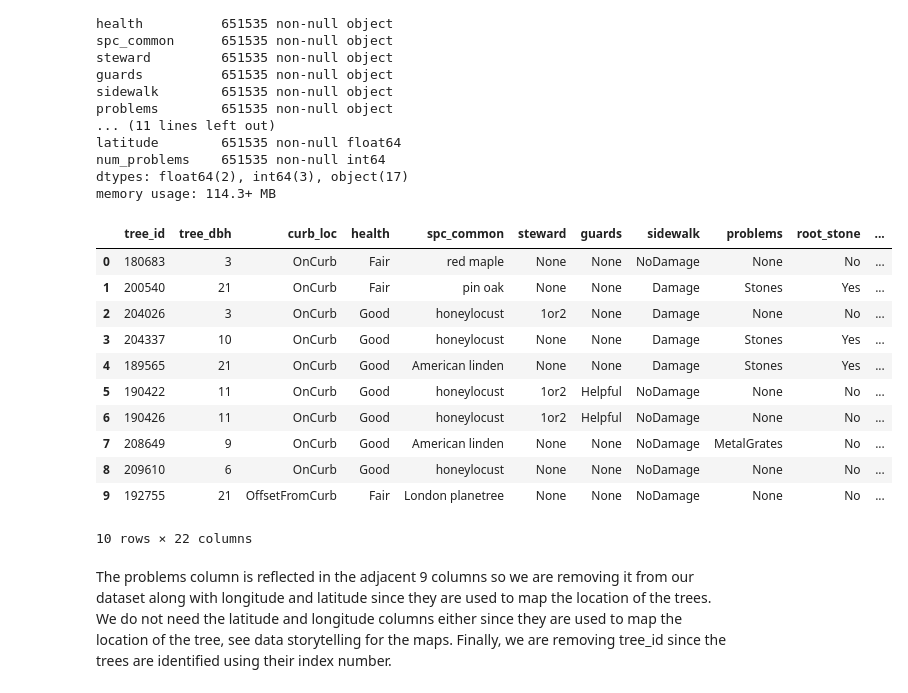
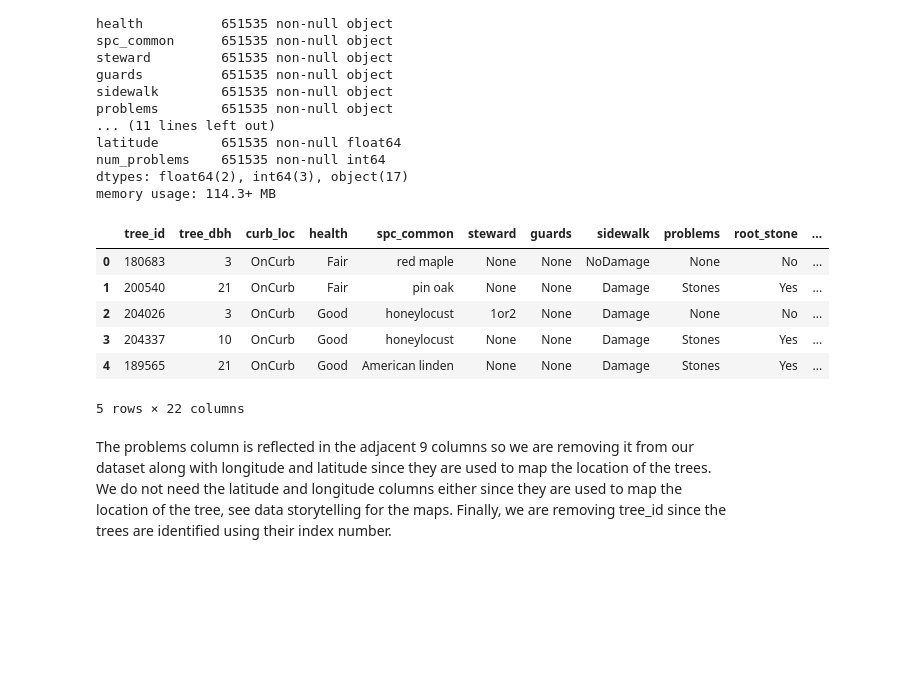
Before and after one commit to annasophiat/tree-health-census, a Jupyter notebook: tree_census_statistical_analysis.ipynb, the cells around one changed output. Drawn from its saved outputs; the diff is of its cells as text; code cells hidden in the pictures; blank space fills up the shorter version.

```diff
--- a/tree_census_statistical_analysis.ipynb
+++ b/tree_census_statistical_analysis.ipynb
@@ -42,22 +45,17 @@ num_problems    651535 non-null int64
 dtypes: float64(2), int64(3), object(17)
 memory usage: 114.3+ MB
 # %%
-# looking at several rows
+# looking at sample data
 
-tree.head(10)
+tree.head()
 # %% [output]
 |  | tree_id | tree_dbh | curb_loc | health | spc_common | steward | guards | sidewalk | problems | root_stone | ... |
 | 0 | 180683 | 3 | OnCurb | Fair | red maple | None | None | NoDamage | None | No | ... |
 | 1 | 200540 | 21 | OnCurb | Fair | pin oak | None | None | Damage | Stones | Yes | ... |
 | 2 | 204026 | 3 | OnCurb | Good | honeylocust | 1or2 | None | Damage | None | No | ... |
 | 3 | 204337 | 10 | OnCurb | Good | honeylocust | None | None | Damage | Stones | Yes | ... |
 | 4 | 189565 | 21 | OnCurb | Good | American linden | None | None | Damage | Stones | Yes | ... |
-| 5 | 190422 | 11 | OnCurb | Good | honeylocust | 1or2 | Helpful | NoDamage | None | No | ... |
-| 6 | 190426 | 11 | OnCurb | Good | honeylocust | 1or2 | Helpful | NoDamage | None | No | ... |
-| 7 | 208649 | 9 | OnCurb | Good | American linden | None | None | NoDamage | MetalGrates | No | ... |
-| 8 | 209610 | 6 | OnCurb | Good | honeylocust | None | None | NoDamage | None | No | ... |
-| 9 | 192755 | 21 | OffsetFromCurb | Fair | London planetree | None | None | NoDamage | None | No | ... |
-10 rows × 22 columns
+5 rows × 22 columns
 # %% [markdown]
 The problems column is reflected in the adjacent 9 columns so we are removing it from our dataset along with longitude and latitude since they are used to map the location of the trees. We do not need the latitude and longitude columns either since they are used to map the location of the tree, see data storytelling for the maps. Finally, we are removing tree_id since the trees are identified using their index number.
 # %%
```
Also changed, not shown: parts of 51 cells of this notebook, 1 other file.
